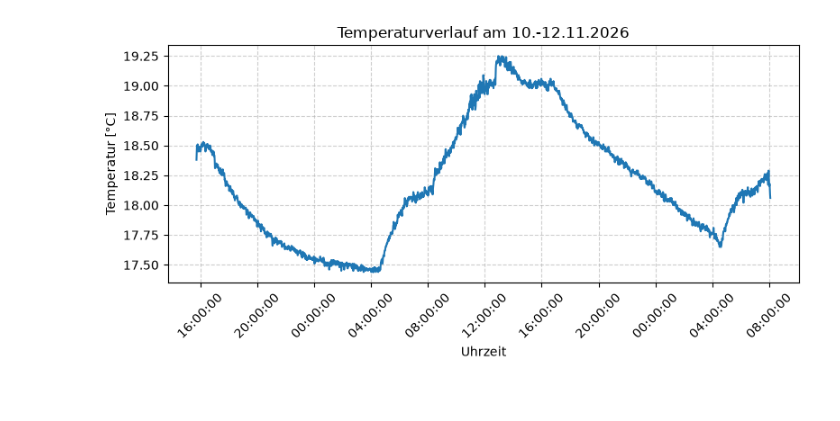
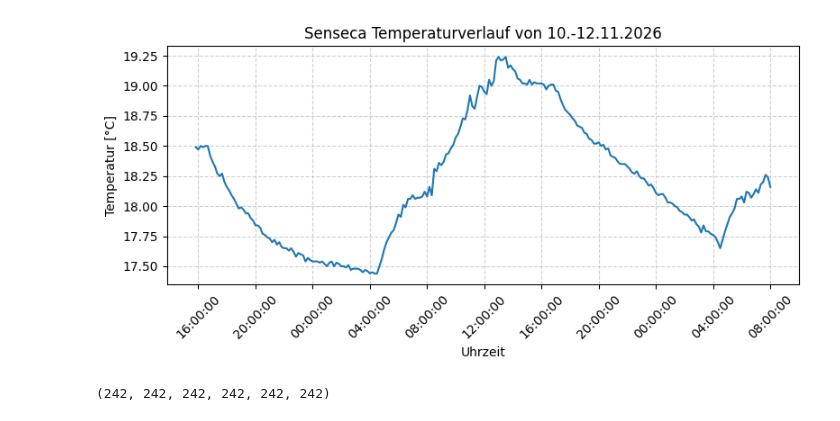
Before and after one commit to hydroclaus/rpy_velutina, a Jupyter notebook: BME280_nicholas/data_temp_senseca/plot_temp_data.ipynb, the cells around one changed output. Saved outputs shown, nothing was run; the diff lists cells and outputs as text; code cells hidden in the pictures.

Commit message:
analyze temperature data

```diff
--- a/BME280_nicholas/data_temp_senseca/plot_temp_data.ipynb
+++ b/BME280_nicholas/data_temp_senseca/plot_temp_data.ipynb
@@ -6,3 +7,5 @@ import pandas as pd
 # %%
-df = pd.read_csv("/home/claus/Repository/rpy_velutina/BME280_nicholas/data_temp_senseca/pro_line_log_20261110154337_0.csv", sep=";")
+# df = pd.read_csv("/home/claus/Repository/rpy_velutina/BME280_nicholas/data_temp_senseca/pro_line_log_20261110154337_0.csv", sep=";")
+df = pd.read_csv("/home/illich/Masterarbeit/rpy_velutina/BME280_nicholas/data_temp_senseca/pro_line_log_20261110154337_0.csv", sep=";")
 df["date"] = pd.to_datetime(df["date"])
+df = df.set_index('date')
@@ -24,0 +14,6 @@ df
+# %%
+# nur die Werte nehmen, die am nächsten an der 10-Minuten-Marke sind
+
+df.index = df.index.floor("1min")
+df = df[df.index == df.index.floor('10min')]
+# df_res10 = df.resample('10min').mean()
@@ -25,17 +22,17 @@ df
 # %%
 # Diagramm zeichnen
 plt.figure(figsize=(8, 4))
-plt.plot(df["date"], df["temp"])
+plt.plot(df.index, df["temp"])
 
 # Achsen und Layout formatieren
-plt.title("Temperaturverlauf am 10.-12.11.2026")
+plt.title("Senseca Temperaturverlauf von 10.-12.11.2026")
 plt.xlabel("Uhrzeit")
 plt.ylabel("Temperatur [°C]")
 plt.gca().xaxis.set_major_formatter(mdates.DateFormatter("%H:%M:%S"))
 plt.xticks(rotation=45)
 plt.grid(True, linestyle="--", alpha=0.6)
 plt.tight_layout()
 
 plt.show()
 # %% [output]
-[figure, old version]
+[figure, new version]
@@ -41,0 +62,4 @@ plt.show()
+# %%
+len(df_pico2), len(df_pico3), len(df_pico4), len(df_pico5), len(df_pico6), len(df_pico7),
+# %% [output]
+(242, 242, 242, 242, 242, 242)
```
Also changed, not shown: parts of 23 cells of this notebook, 1 other file.
